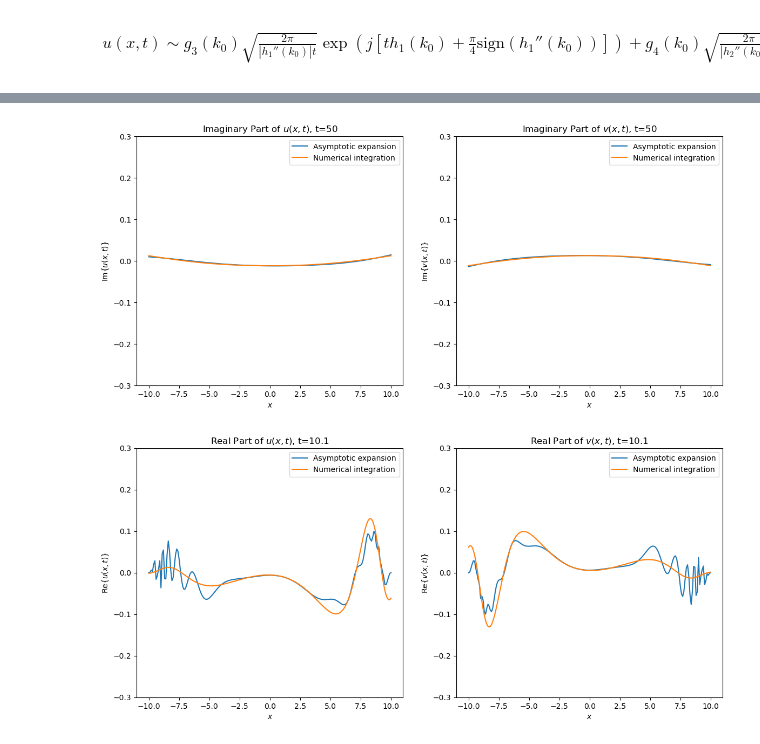
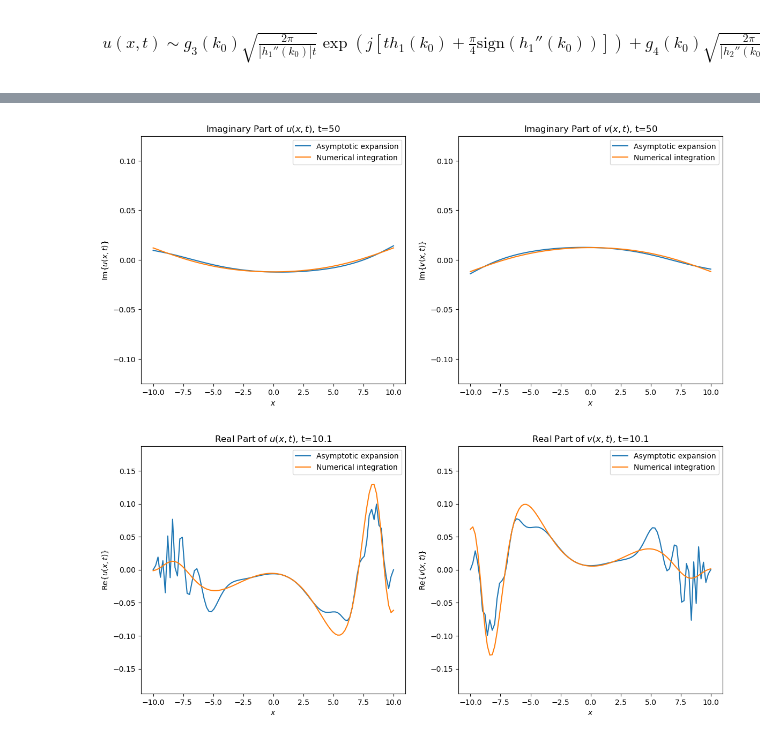
Before and after one commit to brenttsss/mathematical-physics, a Jupyter notebook: Task 2/asymptotic_expansion.ipynb, the cells around one changed output, grey strips where cells are left out. Saved outputs shown, nothing was run; the diff lists cells and outputs as text; code cells hidden in the pictures.

```diff
--- a/Task 2/asymptotic_expansion.ipynb
+++ b/Task 2/asymptotic_expansion.ipynb
@@ -252,7 +252,7 @@ ax1.plot(x_values, u_values_numerical.imag, label=f'Numerical integration')
 ax1.set_title(f'Imaginary Part of $u(x,t)$, t={t}')
 ax1.set_xlabel(r'$x$')
 ax1.set_ylabel(r'$\text{Im}\left\{u(x,t)\right\}$')
-ax1.set_ylim(-A/5-A, +A/5+A)
+ax1.set_ylim(-A/2, +A/2)
 ax1.legend()
 
 # Plot the Imaginary Part of v(x,t)
@@ -264,12 +264,12 @@ ax2.plot(x_values, v_values_numerical.imag, label=f'Numerical integration')
 ax2.set_title(f'Imaginary Part of $v(x,t)$, t={t}')
 ax2.set_xlabel(r'$x$')
 ax2.set_ylabel(r'$\text{Im}\left\{v(x,t)\right\}$')
-ax2.set_ylim(-A/5-A, +A/5+A)
+ax2.set_ylim(-A/2, +A/2)
 ax2.legend()
 
 plt.show()
 # %% [output]
-[figure, old version]
+[figure, new version]
 # %%
 # Generate x and t values
 x_values = np.linspace(-10, 10, 200)
@@ -277,34 +277,34 @@ t = 10.1
 # %%
 # Create a figure with two subplots side by side
 fig, (ax1, ax2) = plt.subplots(1, 2, figsize=(14, 6))
 
 # Plot the Real Part of u(x,t)
 u_values = compute_integral(u_f, x_values, t)
 u_values_numerical = numerical_integration_u(x_values, t, A, m)
 ax1.plot(x_values, u_values.real, label=f'Asymptotic expansion')
 ax1.plot(x_values, u_values_numerical.real, label=f'Numerical integration')
 
 ax1.set_title(f'Real Part of $u(x,t)$, t={t}')
 ax1.set_xlabel(r'$x$')
 ax1.set_ylabel(r'$\text{Re}\left\{u(x,t)\right\}$')
-ax1.set_ylim(-A/5-A, +A/5+A)
+ax1.set_ylim(-0.75*A, +0.75*A)
 ax1.legend()
 
 # Plot the Real Part of v(x,t)
 v_values = compute_integral(v_f, x_values, t)
 v_values_numerical = numerical_integration_v(x_values, t, A, m)
 ax2.plot(x_values, v_values.real, label=f'Asymptotic expansion')
 ax2.plot(x_values, v_values_numerical.real, label=f'Numerical integration')
 
 ax2.set_title(f'Real Part of $v(x,t)$, t={t}')
 ax2.set_xlabel(r'$x$')
 ax2.set_ylabel(r'$\text{Re}\left\{v(x,t)\right\}$')
-ax2.set_ylim(-A/5-A, +A/5+A)
+ax2.set_ylim(-0.75*A, +0.75*A)
 ax2.legend()
 
 plt.show()
 # %% [output]
-[figure, old version]
+[figure, new version]
 # %%
 # Time values
 time_values = np.arange(15, 51)  # From 15 to 50 inclusive
```
Also changed, not shown: parts of 5 cells of this notebook, 2 other files.
